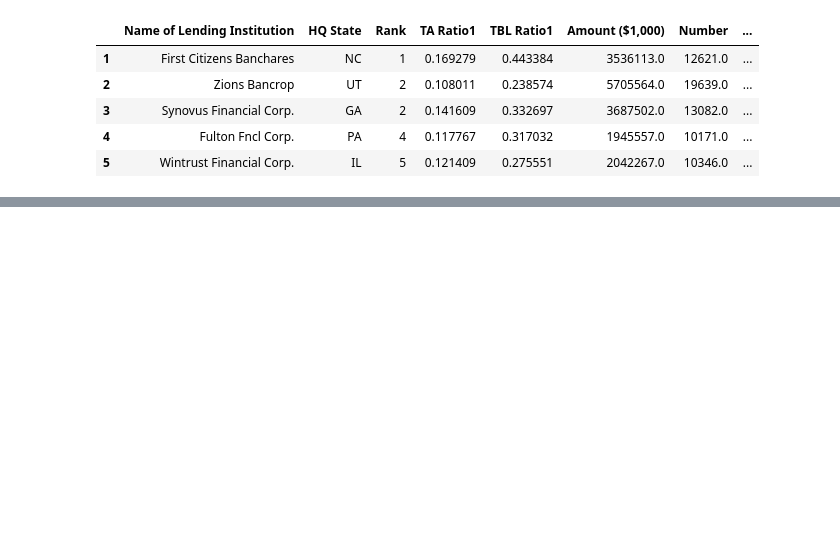
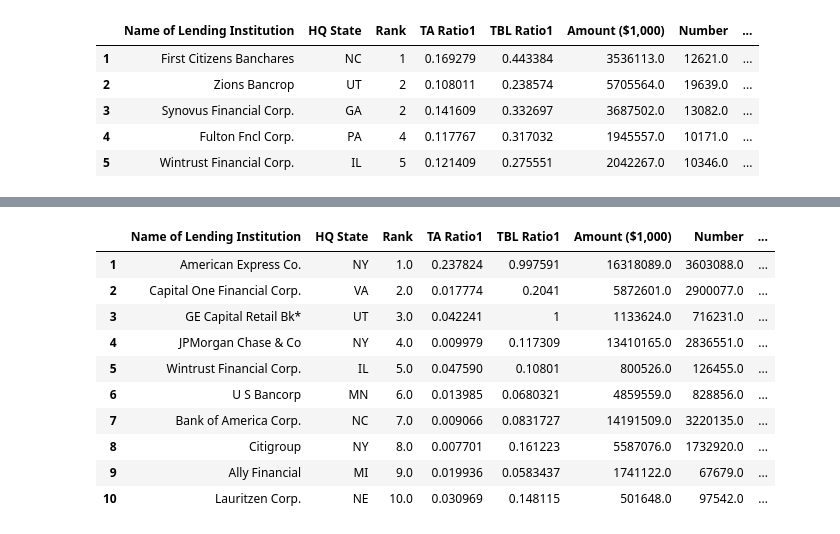
Before and after one commit to ravisole/datacleaningProject, a Jupyter notebook: Data_Cleaning_Project_01.ipynb, the cells around one changed output, grey strips where cells are left out. Saved outputs shown, nothing was run; the diff lists cells and outputs as text; code cells hidden in the pictures; blank space fills up the shorter version.

```diff
--- a/Data_Cleaning_Project_01.ipynb
+++ b/Data_Cleaning_Project_01.ipynb
@@ -113,0 +121,16 @@ df['Rank']=df.Rank.ffill()+df.groupby(df.Rank.notnull().cumsum()).cumcount()+1
+# %%
+df1['Rank'].replace({'NR':np.NaN}, inplace=True)
+df1['Rank']=df1.Rank.ffill()+df1.groupby(df1.Rank.notnull().cumsum()).cumcount()
+df1.head(10)
+# %% [output]
+|  | Name of Lending Institution | HQ State | Rank | TA Ratio1 | TBL Ratio1 | Amount ($1,000) | Number | ... |
+| 1 | American Express Co. | NY | 1.0 | 0.237824 | 0.997591 | 16318089.0 | 3603088.0 | ... |
+| 2 | Capital One Financial Corp. | VA | 2.0 | 0.017774 | 0.2041 | 5872601.0 | 2900077.0 | ... |
+| 3 | GE Capital Retail Bk* | UT | 3.0 | 0.042241 | 1 | 1133624.0 | 716231.0 | ... |
+| 4 | JPMorgan Chase & Co | NY | 4.0 | 0.009979 | 0.117309 | 13410165.0 | 2836551.0 | ... |
+| 5 | Wintrust Financial Corp. | IL | 5.0 | 0.047590 | 0.10801 | 800526.0 | 126455.0 | ... |
+| 6 | U S Bancorp | MN | 6.0 | 0.013985 | 0.0680321 | 4859559.0 | 828856.0 | ... |
+| 7 | Bank of America Corp. | NC | 7.0 | 0.009066 | 0.0831727 | 14191509.0 | 3220135.0 | ... |
+| 8 | Citigroup | NY | 8.0 | 0.007701 | 0.161223 | 5587076.0 | 1732920.0 | ... |
+| 9 | Ally Financial | MI | 9.0 | 0.019936 | 0.0583437 | 1741122.0 | 67679.0 | ... |
+| 10 | Lauritzen Corp. | NE | 10.0 | 0.030969 | 0.148115 | 501648.0 | 97542.0 | ... |
```
Also changed, not shown: parts of 31 cells of this notebook.
